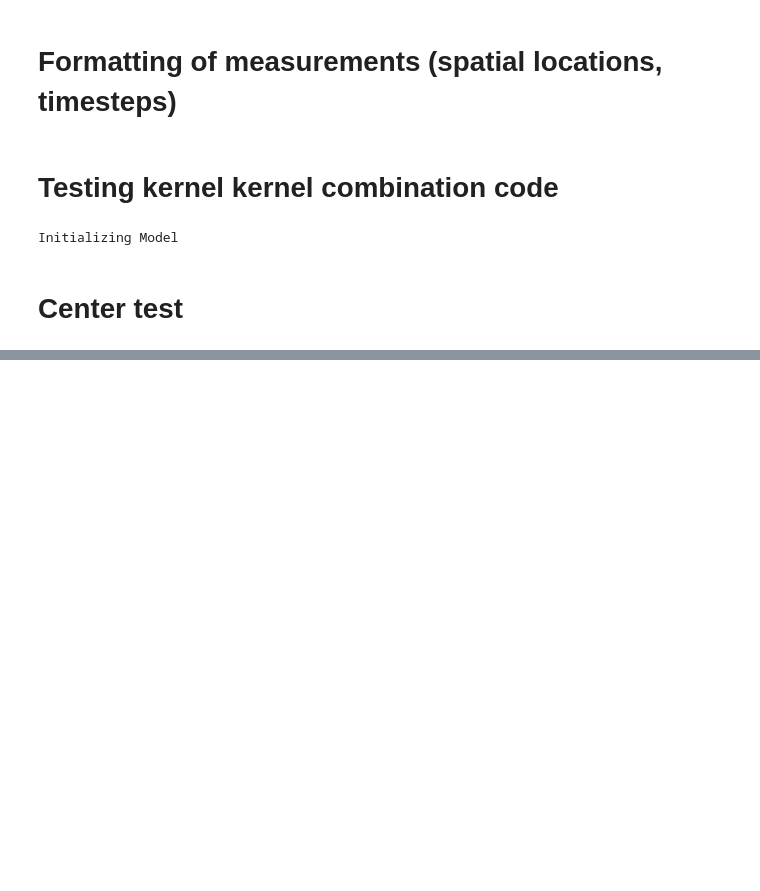
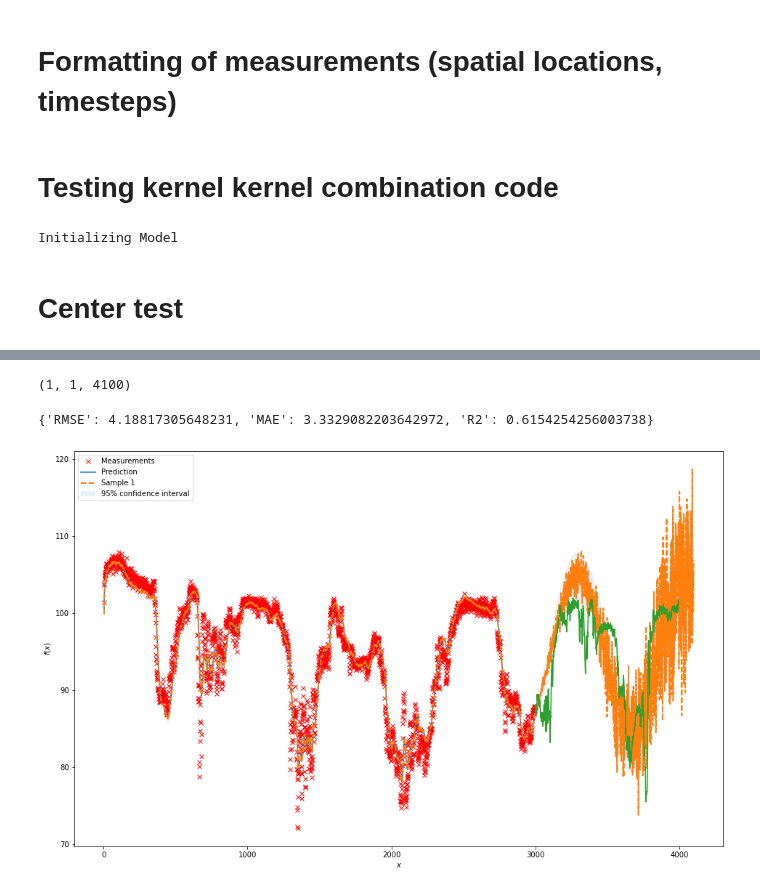
Before and after one commit to larsmmo/Master, a Jupyter notebook: gaussianProcess/GPKF/train.ipynb, the cells around one changed output, grey strips where cells are left out. Cells and saved outputs as stored; diff of their text form; code cells hidden in the pictures; blank space fills up the shorter version.

```diff
--- a/gaussianProcess/GPKF/train.ipynb
+++ b/gaussianProcess/GPKF/train.ipynb
@@ -167,3 +186,5 @@ spaceLocsMeas = scaler.transform(spaceLocsMeas)
+# %%
+spaceLocsMeas = np.array([1]).reshape(-1,1)
 # %%
 model.fit(spaceLocsMeas, Y_train_timeInstants, Y_train, optimize = True, fun = 'nll', n_restarts = 2)
 # %% [output]
@@ -194,0 +234,7 @@ plot_gpkf(np.arange(1,14,0.1), np.array([3,6,9,12]), Y_train[:,timeStamp], predi
+# %%
+ker_time = Periodic(input_dim = 1, variance = 400, lengthscale = 3000, period = 750) * Matern52(input_dim = 1, lengthscale=0.1, variance = 0.1)
+ker_space = RBF(input_dim=1, variance=0, lengthscale=1.00000000e-03 , ARD = False)
+permodel = Gpkf(ker_time, ker_space, alpha = 1.0, normalize_y = True, ID = model_ID)
+# %%
+permodel.fit(spaceLocsMeas, Y_train_timeInstants, Y_train, optimize = True, fun = 'nll', n_restarts = 0)
+#permodel.fit(spaceLocsMeas, np.array([Y_train_timeInstants[0]]), np.array([Y_train[0][1000]]).reshape(-1,1), optimize = True, fun = 'nll', n_restarts = 2)
@@ -194,0 +275,2 @@ plot_gpkf(np.arange(1,14,0.1), np.array([3,6,9,12]), Y_train[:,timeStamp], predi
+# %%
+permodel.alpha = 3
@@ -194,0 +279,25 @@ plot_gpkf(np.arange(1,14,0.1), np.array([3,6,9,12]), Y_train[:,timeStamp], predi
+# %%
+predictedCov.shape
+# %% [output]
+(1, 1, 4100)
+# %%
+permodel.kernel_space.set_hyperparams([0.01, 1.0])
+#permodel.kernel_time.set_hyperparams([10000, 745, 100]) #[   3.98119677,  749.99537083, 1000.38386688]
+permodel.kernel_time.set_hyperparams([3000.98119677, 749.99537083, 400.138386688, 1, 0.2])
+permodel.a, permodel.c, permodel.v0, permodel.q = permodel.kernel_time.createDiscreteTimeSys()
+pos = 0
+t1 = 3
+t2 = 3000
+t3 = 4100
+t4 = 4000
+predTimeInstants = np.concatenate((permodel.y_train_timeInstants, np.arange(t1, t3, 1)))
+predictedMean, predictedCov = permodel.predict(spaceLocsMeas, predTimeInstants)
+ys = np.array([np.random.normal(loc = predictedMean[pos, t1:t3], scale = predictedCov[pos,pos,t1:t3])])
+plt.figure(figsize=(16,10))
+plot_gpkf(np.arange(t1, t3, 1), np.arange(t1, t2, 1), Y_train[0, t1:t2], predictedMean[pos,t1:t3], predictedCov[pos,pos,t1:t3], samples = ys, **{'linestyle' : 'None', 'marker': 'x'})
+plt.plot(np.arange(t2, t4, 1), Y[0, t2:t4])
+#plt.xlim(left=0, right = 300)
+permodel.score(spaceLocsMeas, np.arange(2900, 4000), Y[:,2900:4000])
+# %% [output]
+{'RMSE': 4.18817305648231, 'MAE': 3.3329082203642972, 'R2': 0.6154254256003738}
+[figure, added]
```
Also changed, not shown: parts of 26 cells of this notebook, 8 other files.
